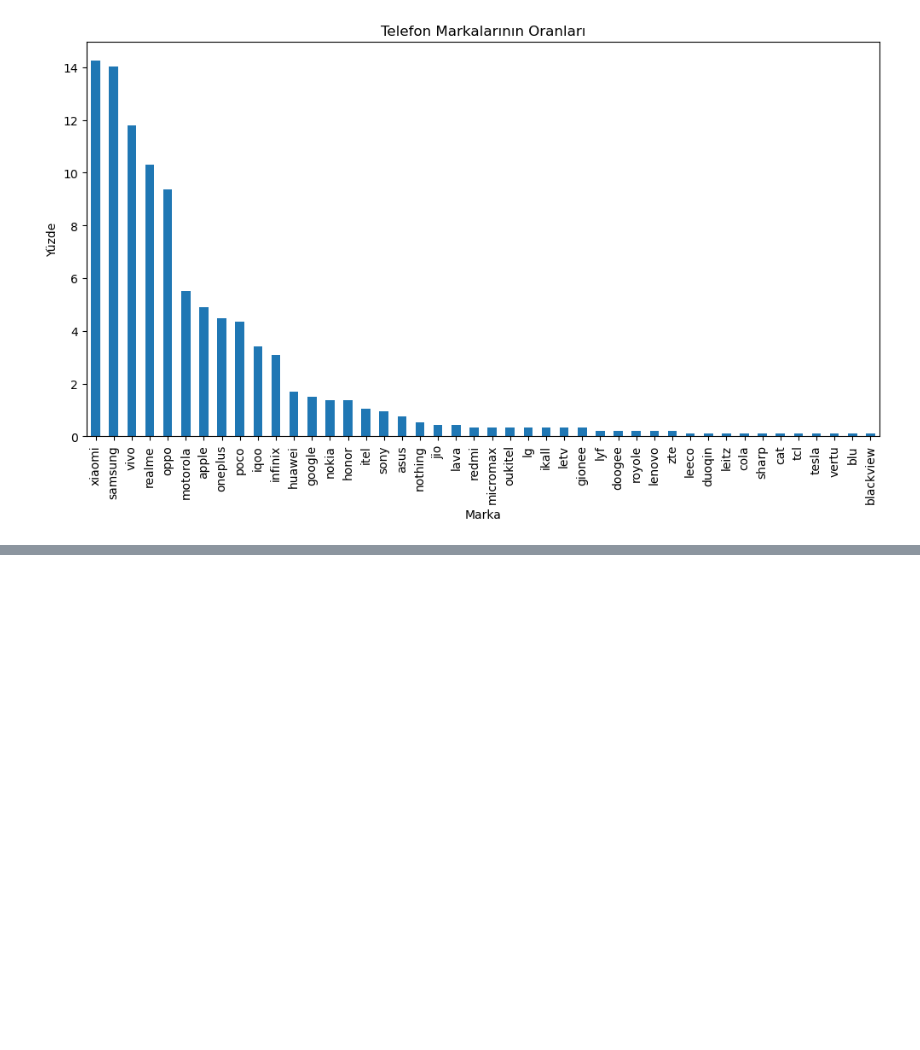
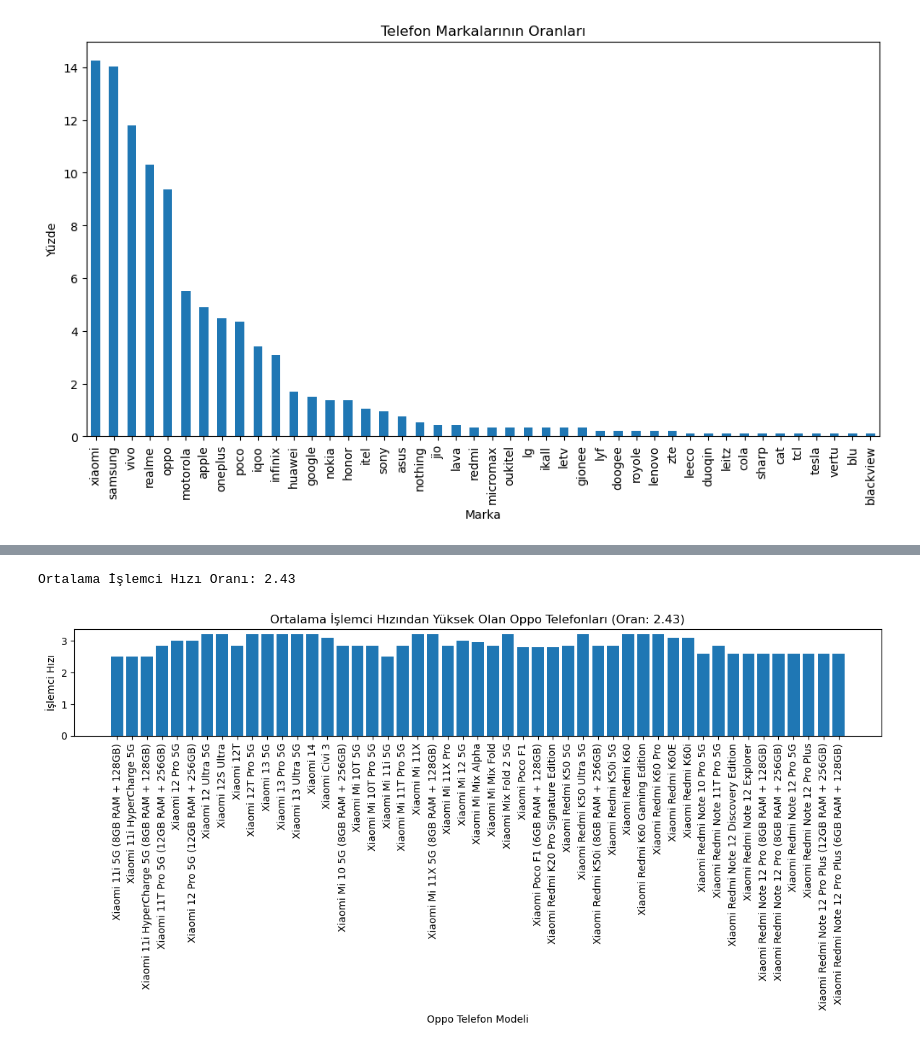
Before and after one commit to meteulken/Kodluyoruz-HiKod_02, a Jupyter notebook: Week5/odev1/Exercise01.ipynb, the cells around one changed output, grey strips where cells are left out. Cells and saved outputs as stored; diff of their text form; code cells hidden in the pictures; blank space fills up the shorter version.

```diff
--- a/Week5/odev1/Exercise01.ipynb
+++ b/Week5/odev1/Exercise01.ipynb
@@ -101,0 +153,19 @@ plt.show()
+# %%
+oran = veri['processor_speed'].mean()
+
+print(f"Ortalama İşlemci Hızı Oranı: {oran:.2f}")
+# %% [output]
+Ortalama İşlemci Hızı Oranı: 2.43
+# %%
+ust_oranli_oppo_telefonlar = veri[(veri['processor_speed'] > oran) & (veri['brand_name'] == 'xiaomi')]
+
+plt.figure(figsize=(12, 6))
+plt.bar(ust_oranli_oppo_telefonlar['model'], ust_oranli_oppo_telefonlar['processor_speed'])
+plt.xlabel('Oppo Telefon Modeli')
+plt.ylabel('İşlemci Hızı')
+plt.title(f'Ortalama İşlemci Hızından Yüksek Olan Oppo Telefonları (Oran: {oran:.2f})')
+plt.xticks(rotation=90)
+plt.tight_layout()
+plt.show()
+# %% [output]
+[figure, added]
```
Also changed, not shown: parts of 7 cells of this notebook.
